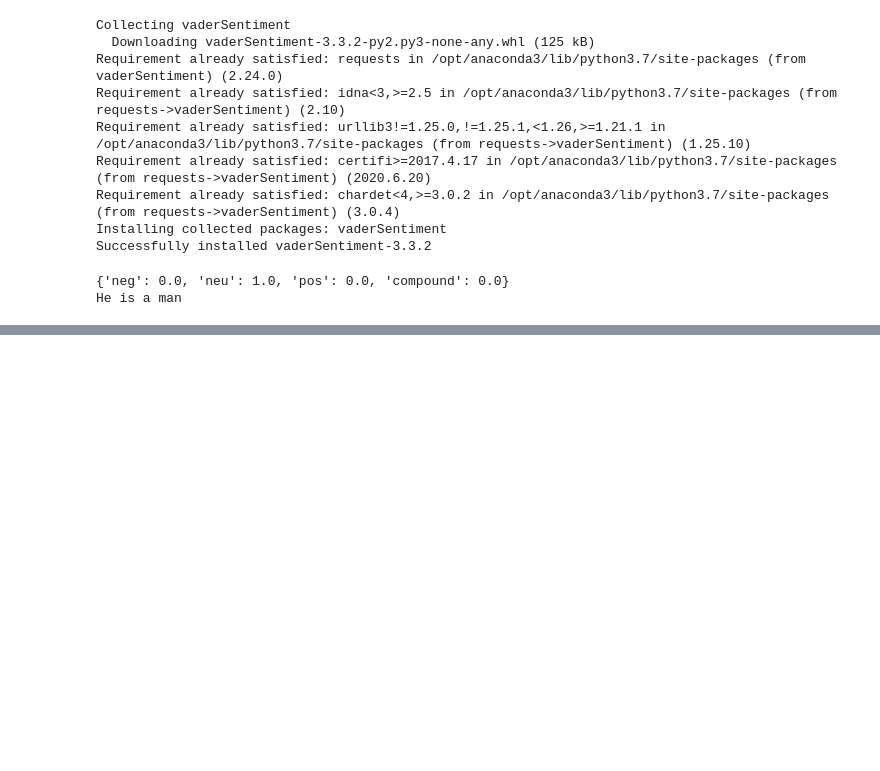
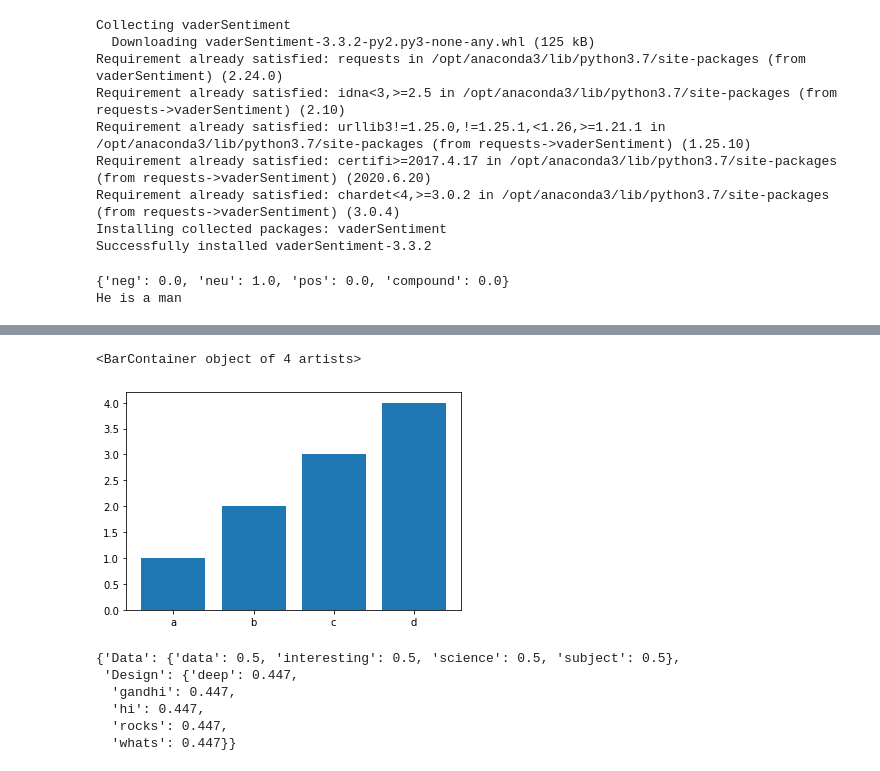
Before and after one commit to IndiaCFG3/team-72, a Jupyter notebook: Keyword extraction.ipynb, the cells around one changed output, grey strips where cells are left out. Cells and saved outputs as stored; diff of their text form; code cells hidden in the pictures; blank space fills up the shorter version.

```diff
--- a/Keyword extraction.ipynb
+++ b/Keyword extraction.ipynb
@@ -95,0 +128,7 @@ He is a man
+# %%
+a = ['a','b','c','d']
+b = [1,2,3,4]
+plt.bar(a,b)
+# %% [output]
+<BarContainer object of 4 artists>
+[figure, added]
@@ -95,0 +146,9 @@ He is a man
+# %%
+response.json()
+# %% [output]
+{'Data': {'data': 0.5, 'interesting': 0.5, 'science': 0.5, 'subject': 0.5},
+ 'Design': {'deep': 0.447,
+  'gandhi': 0.447,
+  'hi': 0.447,
+  'rocks': 0.447,
+  'whats': 0.447}}
```
Also changed, not shown: parts of 10 cells of this notebook, 5 other files.
